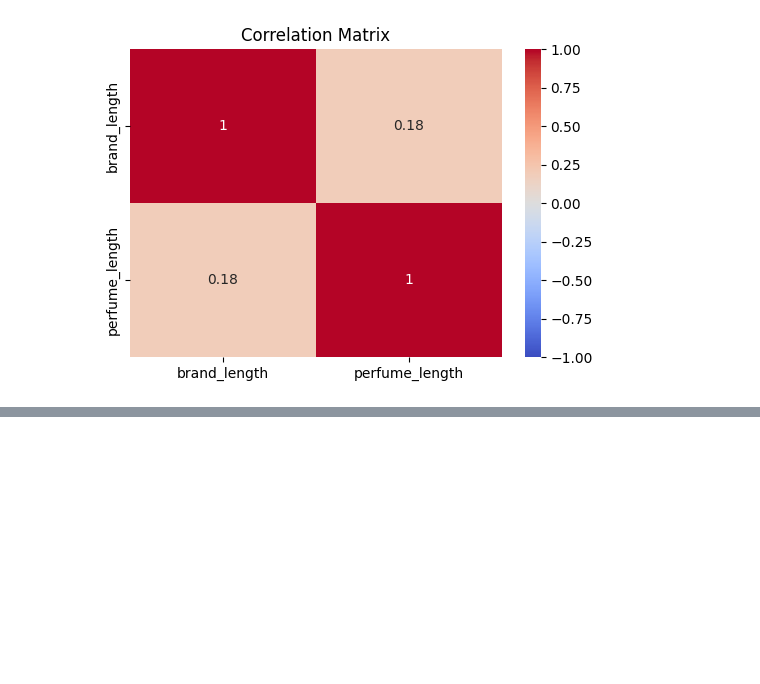
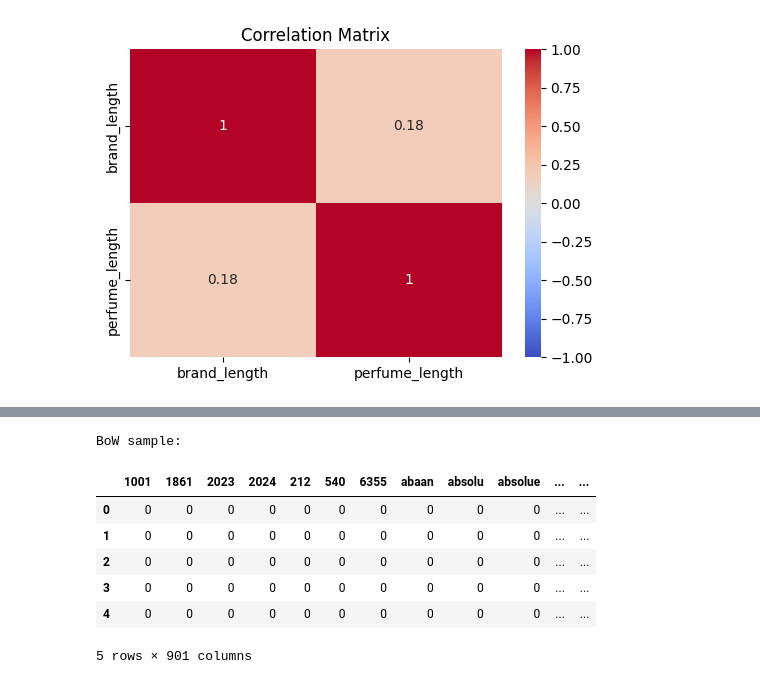
Before and after one commit to EfrantEmmanuelG/71230973-Tugas1, a Jupyter notebook: eda-parfume-efrant-71230973.ipynb, the cells around one changed output, grey strips where cells are left out. Saved outputs shown, nothing was run; the diff lists cells and outputs as text; code cells hidden in the pictures; blank space fills up the shorter version.

```diff
--- a/eda-parfume-efrant-71230973.ipynb
+++ b/eda-parfume-efrant-71230973.ipynb
@@ -183,0 +243,20 @@ plt.show()
+# %%
+import string
+from nltk.corpus import stopwords
+from nltk.tokenize import word_tokenize
+
+import nltk
+nltk.download('stopwords')
+nltk.download('punkt')
+
+stop_words = set(stopwords.words('english'))
+
+def clean_text(text):
+    text = text.translate(str.maketrans('', '', string.punctuation))
+    tokens = word_tokenize(text)
+    tokens = [w for w in tokens if w not in stop_words and len(w) > 2]
+    return " ".join(tokens)
+
+df['clean_text'] = df['combined_text'].apply(clean_text)
+
+df[['combined_text', 'clean_text']].head()
@@ -183,0 +274,18 @@ plt.show()
+# %%
+from sklearn.feature_extraction.text import CountVectorizer, TfidfVectorizer
+
+bow = CountVectorizer(max_features=1000)
+X_bow = bow.fit_transform(df['clean_text'])
+bow_df = pd.DataFrame(X_bow.toarray(), columns=bow.get_feature_names_out())
+
+print("BoW sample:")
+display(bow_df.head())
+# %% [output]
+BoW sample:
+|  | 1001 | 1861 | 2023 | 2024 | 212 | 540 | 6355 | abaan | absolu | absolue | ... | ... |
+| 0 | 0 | 0 | 0 | 0 | 0 | 0 | 0 | 0 | 0 | 0 | ... | ... |
+| 1 | 0 | 0 | 0 | 0 | 0 | 0 | 0 | 0 | 0 | 0 | ... | ... |
+| 2 | 0 | 0 | 0 | 0 | 0 | 0 | 0 | 0 | 0 | 0 | ... | ... |
+| 3 | 0 | 0 | 0 | 0 | 0 | 0 | 0 | 0 | 0 | 0 | ... | ... |
+| 4 | 0 | 0 | 0 | 0 | 0 | 0 | 0 | 0 | 0 | 0 | ... | ... |
+5 rows × 901 columns
```
Also changed, not shown: parts of 6 cells of this notebook.
